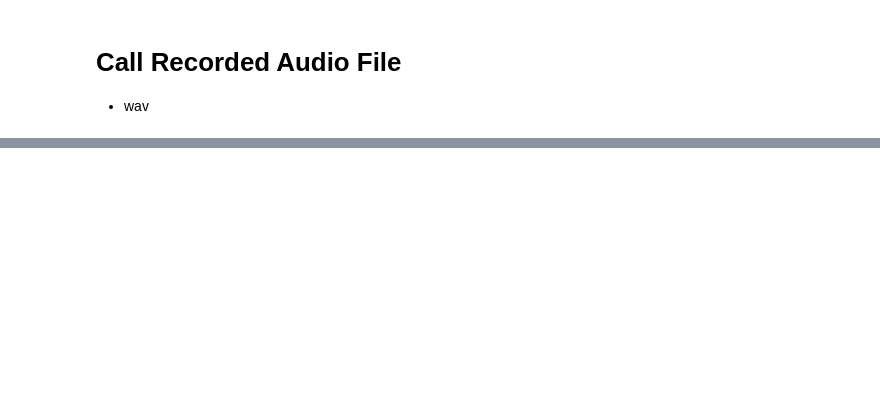
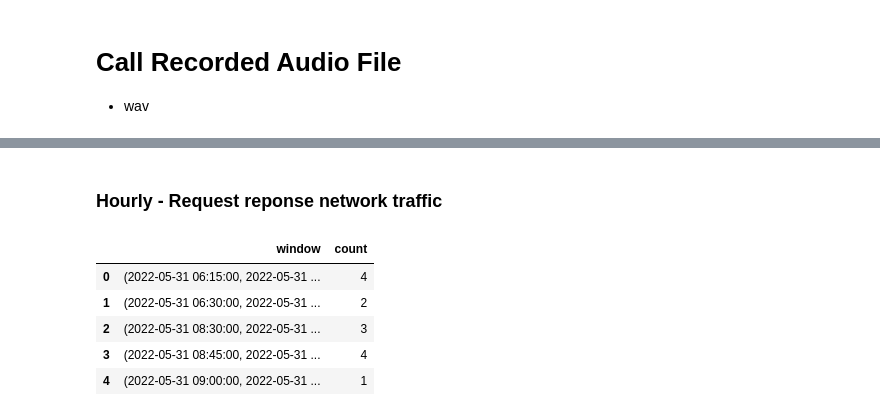
Before and after one commit to altanai/Freeswitch_Spark_analysis, a Jupyter notebook: FreeswitchAudioFiles.ipynb, the cells around one changed output, grey strips where cells are left out. Cells and saved outputs as stored; diff of their text form; code cells hidden in the pictures; blank space fills up the shorter version.

```diff
--- a/FreeswitchAudioFiles.ipynb
+++ b/FreeswitchAudioFiles.ipynb
@@ -54,0 +230,25 @@ print((logs_df.count(), len(logs_df.columns)))
+# %% [markdown]
+### Hourly - Request reponse network traffic
+# %%
+# Count of calls per hour
+
+from pyspark.sql.functions import col, count, date_format, date_sub, date_trunc, month, next_day, to_timestamp, weekofyear, window, year
+
+def_mr = pd.get_option('max_rows')
+pd.set_option('max_rows', 10)
+
+hourly_df = (daily_traffic_df
+                     .select(F.date_format('startTime','yyyy-MM-dd hh:mm:ss').alias('timestamp'))
+                     .groupBy(window('timestamp', "15 minutes"))
+                     .count())
+# hourly_df= hourly_df.groupBy('startTime', window('startTime', "5 minutes")).sum("metric")
+
+hourly_df = hourly_df.toPandas()
+hourly_df
+# %% [output]
+|  | window | count |
+| 0 | (2022-05-31 06:15:00, 2022-05-31 ... | 4 |
+| 1 | (2022-05-31 06:30:00, 2022-05-31 ... | 2 |
+| 2 | (2022-05-31 08:30:00, 2022-05-31 ... | 3 |
+| 3 | (2022-05-31 08:45:00, 2022-05-31 ... | 4 |
+| 4 | (2022-05-31 09:00:00, 2022-05-31 ... | 1 |
```
Also changed, not shown: parts of 26 cells of this notebook, 4 other files.
